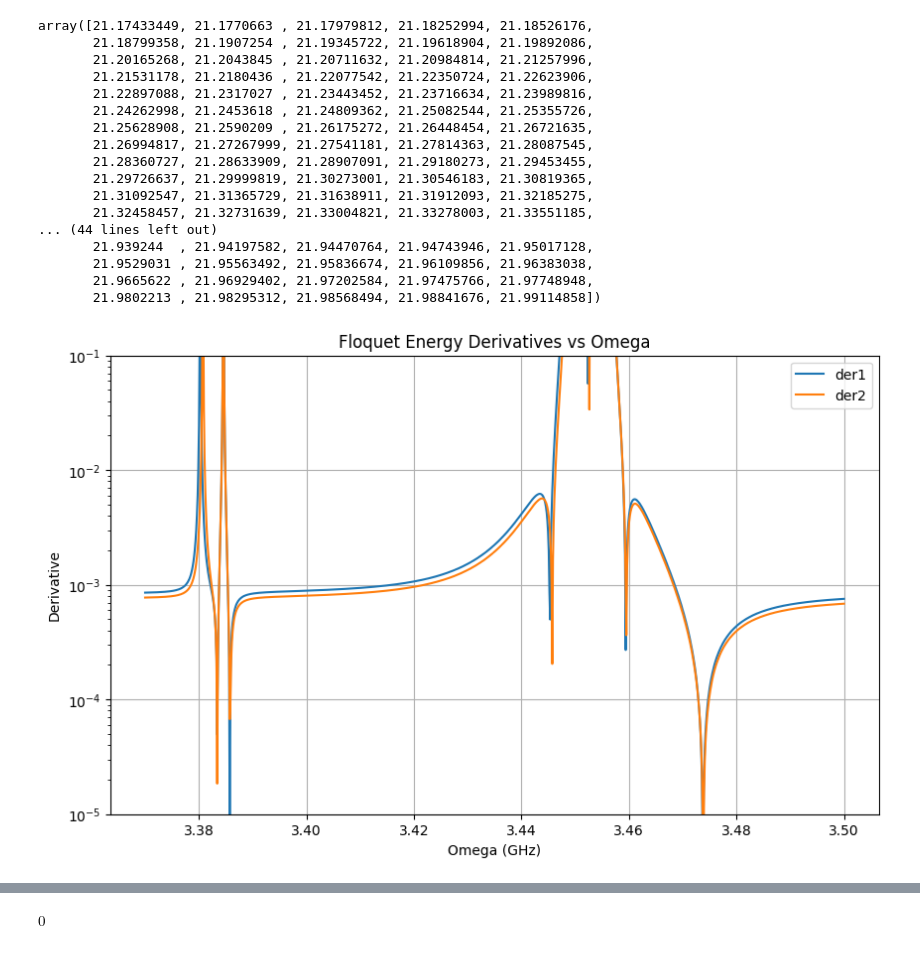
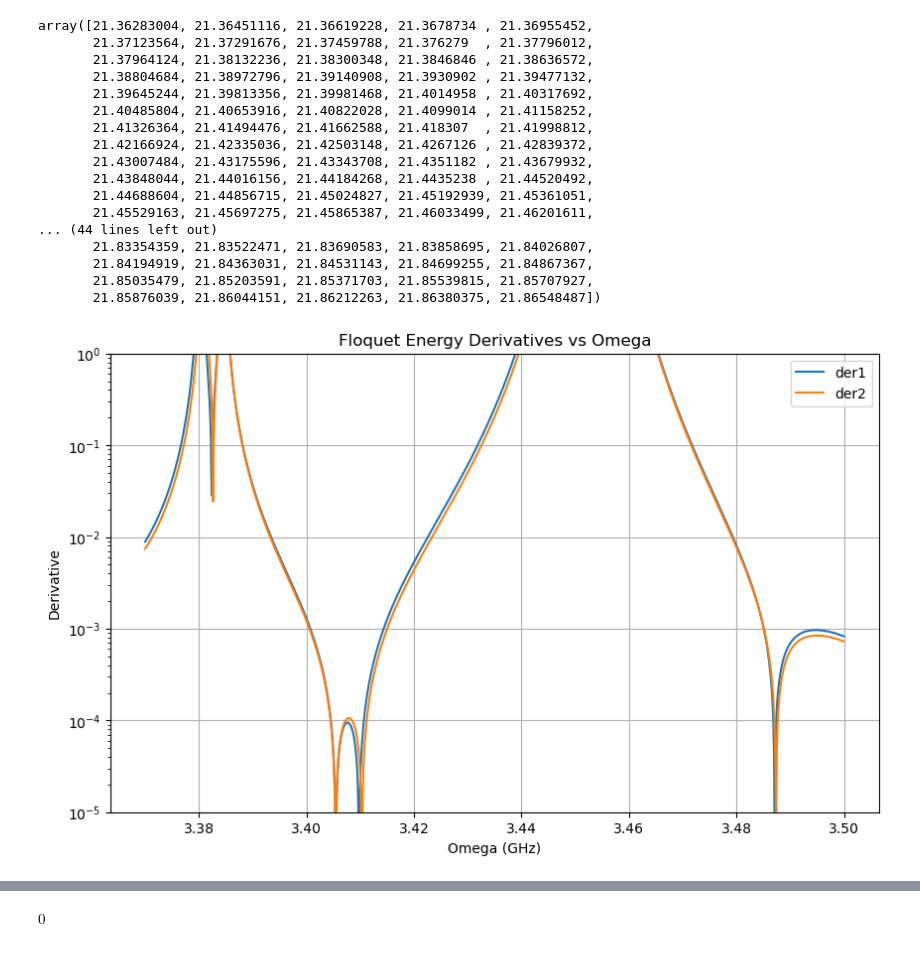
Before and after one commit to yunweilu/SNAIL, a Jupyter notebook: transmon/3transmonapp.ipynb, the cells around one changed output, grey strips where cells are left out. Drawn from its saved outputs; the diff is of its cells as text; code cells hidden in the pictures.

Commit message:
paper_plot

```diff
--- a/transmon/3transmonapp.ipynb
+++ b/transmon/3transmonapp.ipynb
@@ -125,7 +212,7 @@ def sweep_floquet_energies_derivatives(A, omega3, omega_range):
     return omega_vals, der1_values, der2_values
 
 omega3 = 3.47286432160804*2*np.pi
-A = 0.005*2*np.pi
-# omegad = np.linspace(3.3846*2*np.pi,3.3848*2*np.pi,1000)
-omegad = np.linspace(3.37*2*np.pi,3.5*2*np.pi,300)
+A = 0.01*2*np.pi
+# omegad = np.linspace(3.375*2*np.pi,3.388*2*np.pi,1000)
+omegad = np.linspace(3.3*2*np.pi,3.48*2*np.pi,300)
 omega_vals, der1_values, der2_values = sweep_floquet_energies_derivatives(A, omega3, omegad)
@@ -268,43 +374,43 @@ floquetapp(0.005*2*np.pi, 3.3846*2*np.pi, 3.47286432160804*2*np.pi)
 # %%
 omegad
 # %% [output]
-array([21.17433449, 21.1770663 , 21.17979812, 21.18252994, 21.18526176,
-       21.18799358, 21.1907254 , 21.19345722, 21.19618904, 21.19892086,
-       21.20165268, 21.2043845 , 21.20711632, 21.20984814, 21.21257996,
-       21.21531178, 21.2180436 , 21.22077542, 21.22350724, 21.22623906,
-       21.22897088, 21.2317027 , 21.23443452, 21.23716634, 21.23989816,
-       21.24262998, 21.2453618 , 21.24809362, 21.25082544, 21.25355726,
-       21.25628908, 21.2590209 , 21.26175272, 21.26448454, 21.26721635,
-       21.26994817, 21.27267999, 21.27541181, 21.27814363, 21.28087545,
-       21.28360727, 21.28633909, 21.28907091, 21.29180273, 21.29453455,
-       21.29726637, 21.29999819, 21.30273001, 21.30546183, 21.30819365,
-       21.31092547, 21.31365729, 21.31638911, 21.31912093, 21.32185275,
-       21.32458457, 21.32731639, 21.33004821, 21.33278003, 21.33551185,
+array([21.36283004, 21.36451116, 21.36619228, 21.3678734 , 21.36955452,
+       21.37123564, 21.37291676, 21.37459788, 21.376279  , 21.37796012,
+       21.37964124, 21.38132236, 21.38300348, 21.3846846 , 21.38636572,
+       21.38804684, 21.38972796, 21.39140908, 21.3930902 , 21.39477132,
+       21.39645244, 21.39813356, 21.39981468, 21.4014958 , 21.40317692,
+       21.40485804, 21.40653916, 21.40822028, 21.4099014 , 21.41158252,
+       21.41326364, 21.41494476, 21.41662588, 21.418307  , 21.41998812,
+       21.42166924, 21.42335036, 21.42503148, 21.4267126 , 21.42839372,
+       21.43007484, 21.43175596, 21.43343708, 21.4351182 , 21.43679932,
+       21.43848044, 21.44016156, 21.44184268, 21.4435238 , 21.44520492,
+       21.44688604, 21.44856715, 21.45024827, 21.45192939, 21.45361051,
+       21.45529163, 21.45697275, 21.45865387, 21.46033499, 21.46201611,
 ... (44 lines left out)
-       21.939244  , 21.94197582, 21.94470764, 21.94743946, 21.95017128,
-       21.9529031 , 21.95563492, 21.95836674, 21.96109856, 21.96383038,
-       21.9665622 , 21.96929402, 21.97202584, 21.97475766, 21.97748948,
-       21.9802213 , 21.98295312, 21.98568494, 21.98841676, 21.99114858])
+       21.83354359, 21.83522471, 21.83690583, 21.83858695, 21.84026807,
+       21.84194919, 21.84363031, 21.84531143, 21.84699255, 21.84867367,
+       21.85035479, 21.85203591, 21.85371703, 21.85539815, 21.85707927,
+       21.85876039, 21.86044151, 21.86212263, 21.86380375, 21.86548487])
 # %%
 omega3 = 3.47286432160804*2*np.pi
-A = 0.005*2*np.pi
+A = 0.03*2*np.pi
 # omegad = np.linspace(3.3846*2*np.pi,3.3848*2*np.pi,50)
 omegad = np.linspace(3.37*2*np.pi,3.5*2*np.pi,1000)
 omega_vals, der1_values, der2_values = sweep_floquet_energies_derivatives(A, omega3, omegad)
 # %%
 plt.figure(figsize=(10, 6))
 plt.plot(omega_vals, np.abs(der1_values), label="der1")
 plt.plot(omega_vals, np.abs(der2_values), label="der2")
 plt.xlabel("Omega (GHz)")
 plt.ylabel("Derivative")
 plt.yscale('log')
 plt.title("Floquet Energy Derivatives vs Omega")
-plt.ylim(1e-5,1e-1)
+plt.ylim(1e-5,1)
 plt.legend()
 plt.grid(True)
 plt.show()
 # %% [output]
-[figure, old version]
+[figure, new version]
 # %%
 
 import sympy as sp
```
Also changed, not shown: parts of 8 cells of this notebook, 42 other files.
